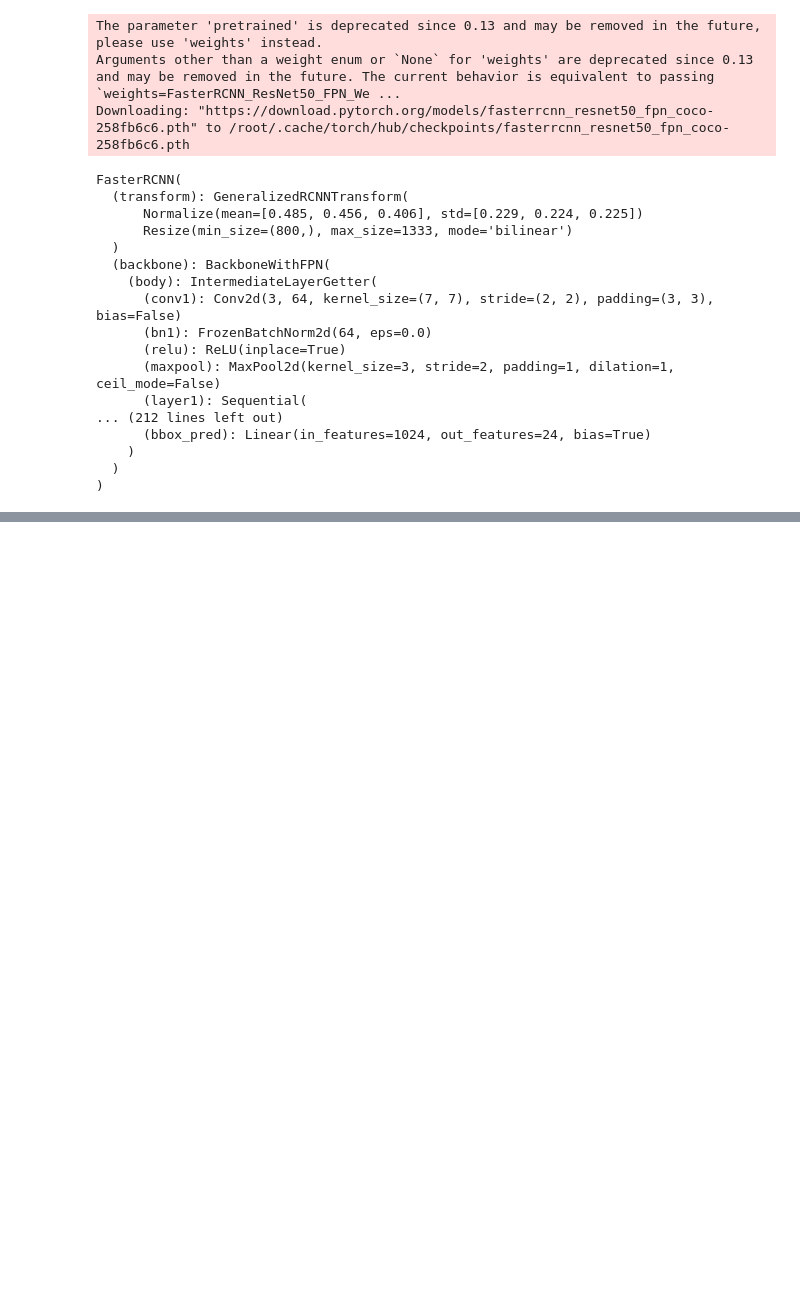
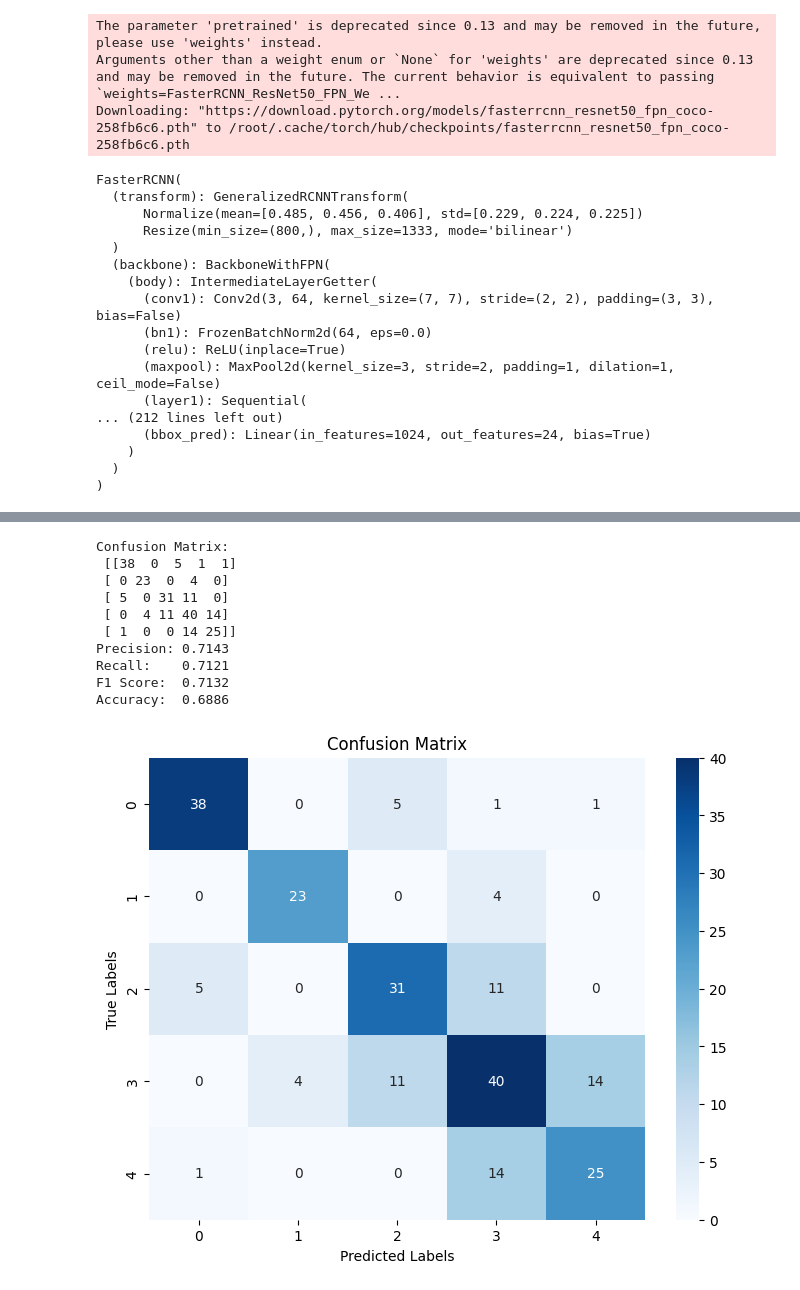
Before and after one commit to hnryjsph/Training-R-CNN-with-ResNet-50, a Jupyter notebook: Training_with_R_CNN_on_ResNet.ipynb, the cells around one changed output, grey strips where cells are left out. Cells and saved outputs as stored; diff of their text form; code cells hidden in the pictures; blank space fills up the shorter version.

```diff
--- a/Training_with_R_CNN_on_ResNet.ipynb
+++ b/Training_with_R_CNN_on_ResNet.ipynb
@@ -187,0 +188,66 @@ Accuracy: 0.6842105263157895
+# %%
+from sklearn.metrics import confusion_matrix, precision_score, recall_score, f1_score, accuracy_score
+import numpy as np
+import matplotlib.pyplot as plt
+import seaborn as sns
+from tqdm import tqdm
+
+# Ensure model is in evaluation mode
+model.eval()
+all_preds = []
+all_targets = []
+
+with torch.no_grad():
+    for images, targets in tqdm(val_loader):
+        images = list(img.to(device) for img in images)
+        outputs = model(images)
+
+        for i, output in enumerate(outputs):
+            # Get predicted labels and their corresponding scores
+            pred_labels = output["labels"].cpu().numpy()
+            pred_scores = output["scores"].cpu().numpy()
+
+            # Filter predictions based on a score threshold (e.g., 0.5)
+            valid_indices = pred_scores > 0.5  # Adjust threshold as needed
+            pred_labels = pred_labels[valid_indices]
+
+            # Extract true labels from the list of dictionaries
+            true_labels = [obj["category_id"] for obj in targets[i]]
+
+            # Ensure both lists have the same length by taking the first elements
+            min_len = min(len(pred_labels), len(true_labels))
+            all_preds.extend(pred_labels[:min_len])
+            all_targets.extend(true_labels[:min_len])
+
+# Compute confusion matrix and metrics
+cm = confusion_matrix(all_targets, all_preds)
+precision = precision_score(all_targets, all_preds, average='macro', zero_division=0)
+recall = recall_score(all_targets, all_preds, average='macro', zero_division=0)
+f1 = f1_score(all_targets, all_preds, average='macro', zero_division=0)
+accuracy = accuracy_score(all_targets, all_preds)
+
+print("Confusion Matrix:\n", cm)
+print(f"Precision: {precision:.4f}")
+print(f"Recall:    {recall:.4f}")
+print(f"F1 Score:  {f1:.4f}")
+print(f"Accuracy:  {accuracy:.4f}")
+
+# Plot the confusion matrix
+plt.figure(figsize=(8, 6))
+sns.heatmap(cm, annot=True, fmt='d', cmap='Blues', cbar=True)
+plt.xlabel('Predicted Labels')
+plt.ylabel('True Labels')
+plt.title('Confusion Matrix')
+plt.show()
+# %% [output]
+Confusion Matrix:
+ [[38  0  5  1  1]
+ [ 0 23  0  4  0]
+ [ 5  0 31 11  0]
+ [ 0  4 11 40 14]
+ [ 1  0  0 14 25]]
+Precision: 0.7143
+Recall:    0.7121
+F1 Score:  0.7132
+Accuracy:  0.6886
+[figure, added]
```
Also changed, not shown: parts of 3 cells of this notebook.
